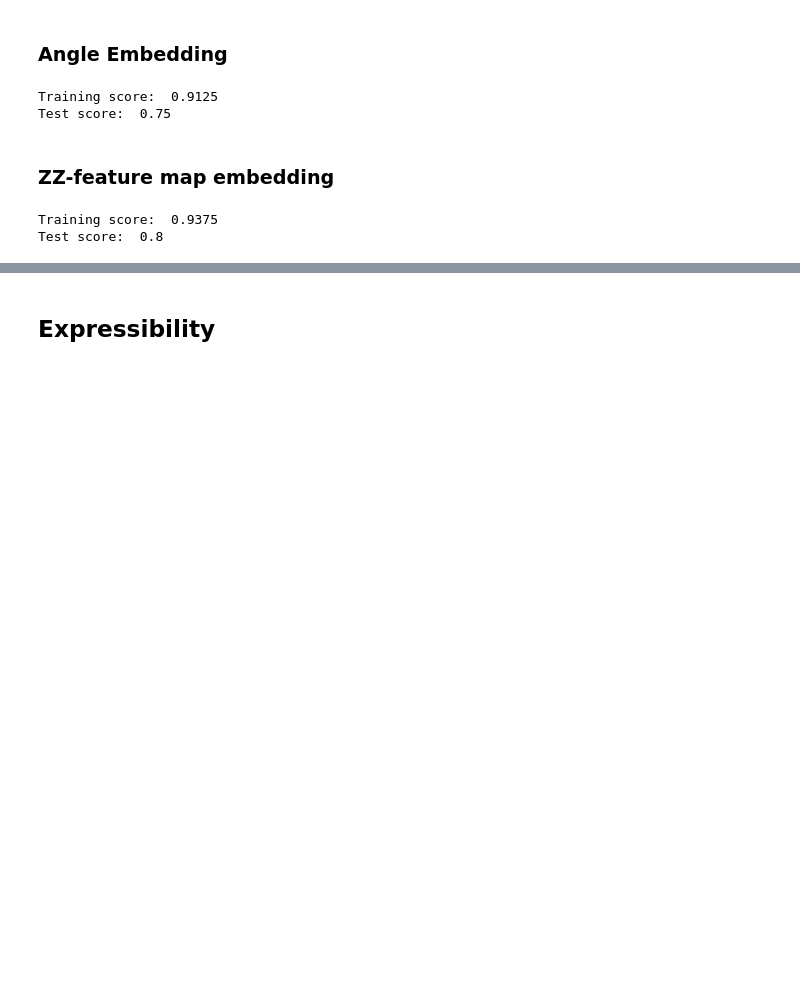
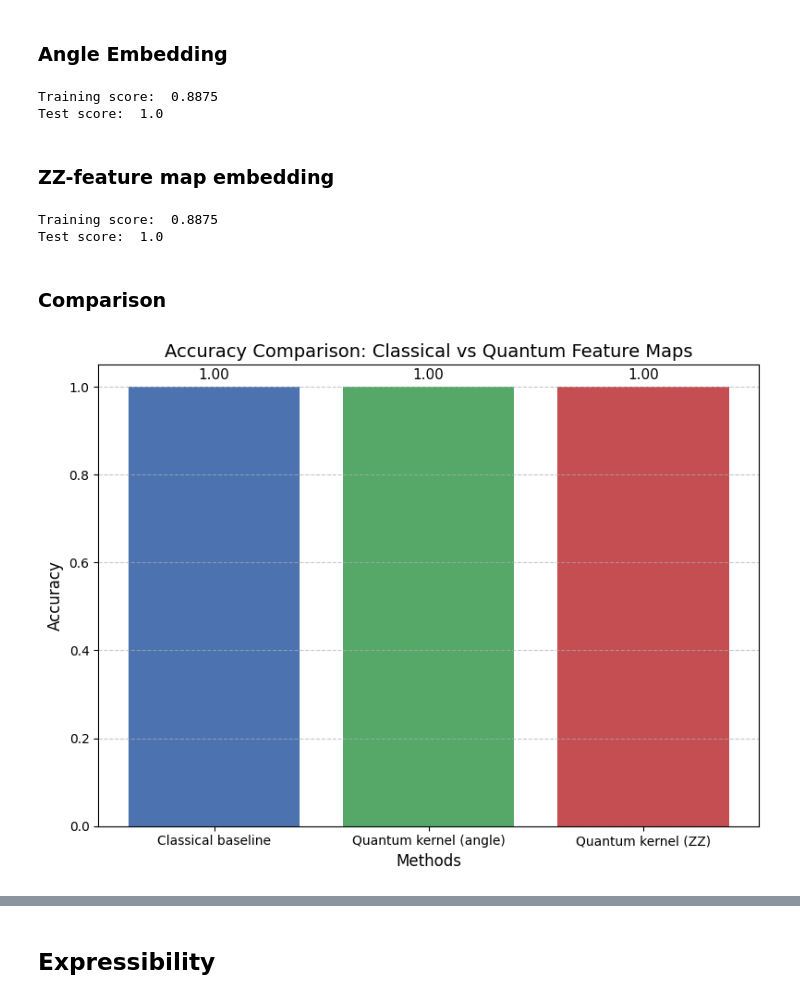
Before and after one commit to delilbasic/hdcrs-school-2026, a Jupyter notebook: Hands-on Session 3 - Quantum Kernels for Earth Observation.ipynb, the cells around one changed output, grey strips where cells are left out. Saved outputs shown, nothing was run; the diff lists cells and outputs as text; code cells hidden in the pictures; blank space fills up the shorter version.

Commit message:
Added accuracy plot

```diff
--- a/Hands-on Session 3 - Quantum Kernels for Earth Observation.ipynb
+++ b/Hands-on Session 3 - Quantum Kernels for Earth Observation.ipynb
@@ -216,4 +213,6 @@ plt.show()
 # %%
 x_train, x_test, y_train, y_test = prepare_PCA_dataset(x_full, n_components=2)
+classifiers = {}
+results = {}
 # %% [markdown]
 ### Classical baseline
@@ -229,33 +240,72 @@ Test score:  0.85
 ### Angle Embedding
 # %%
 # Device
-dev = qml.device("default.qubit", wires=x_train.shape[1])
+dev = qml.device("lightning.qubit", wires=x_train.shape[1])
 
 # Compute kernel matrix K(X, X)
 K_train_angle = quantum_kernel(x_train, x_train, dev, angle_embedding)
 K_test_angle = quantum_kernel(x_test, x_train, dev, angle_embedding)
 # %%
-clf = SVC(kernel='precomputed')
-clf.fit(K_train_angle, y_train)
-print("Training score: ", clf.score(K_train_angle, y_train))
-print("Test score: ", clf.score(K_test_angle, y_test))
+classifiers["Quantum kernel (angle)"] = SVC(kernel='precomputed')
+classifiers["Quantum kernel (angle)"].fit(K_train_angle, y_train)
+results["Quantum kernel (angle)"] = {
+    "train_accuracy": classifiers["Quantum kernel (angle)"].score(K_train_angle, y_train),
+    "test_accuracy": classifiers["Quantum kernel (angle)"].score(K_test_angle, y_test)
+}
+
+print("Training score: ", results["Quantum kernel (angle)"]["train_accuracy"])
+print("Test score: ", results["Quantum kernel (angle)"]["test_accuracy"])
 # %% [output]
-Training score:  0.9125
-Test score:  0.75
+Training score:  0.8875
+Test score:  1.0
 # %% [markdown]
 ### ZZ-feature map embedding
 # %%
 # Device
-dev = qml.device("default.qubit", wires=x_train.shape[1])
+dev = qml.device("lightning.qubit", wires=x_train.shape[1])
 
 # Compute kernel matrix K(X, X)
 K_train_ZZ = quantum_kernel(x_train, x_train, dev, ZZFeatureMap)
 K_test_ZZ = quantum_kernel(x_test, x_train, dev, ZZFeatureMap)
 # %%
-clf = SVC(kernel='precomputed')
-clf.fit(K_train_ZZ, y_train)
-print("Training score: ", clf.score(K_train_ZZ, y_train))
-print("Test score: ", clf.score(K_test_ZZ, y_test))
+classifiers["Quantum kernel (ZZ)"] = SVC(kernel='precomputed')
+classifiers["Quantum kernel (ZZ)"].fit(K_train_ZZ, y_train)
+
+results["Quantum kernel (ZZ)"] = {
+    "train_accuracy": classifiers["Quantum kernel (ZZ)"].score(K_train_ZZ, y_train),
+    "test_accuracy": classifiers["Quantum kernel (ZZ)"].score(K_test_ZZ, y_test)
+}
+print("Training score: ", results["Quantum kernel (ZZ)"]["train_accuracy"])
+print("Test score: ", results["Quantum kernel (ZZ)"]["test_accuracy"])
 # %% [output]
-Training score:  0.9375
-Test score:  0.8
+Training score:  0.8875
+Test score:  1.0
+# %% [markdown]
+### Comparison
+# %%
+methods = list(results.keys())
+accuracies_plot = [results[method]["test_accuracy"] for method in methods]
+
+fig, ax = plt.subplots(figsize=(8, 6))
+bars = ax.bar(methods, accuracies_plot, color=["#4C72B0", "#55A868", "#C44E52"])
+
+for bar, acc in zip(bars, accuracies_plot):
+    ax.text(
+        bar.get_x() + bar.get_width() / 2,
+        bar.get_height() + 0.01,
+        f"{acc:.2f}",
+        ha="center",
+        va="bottom",
+        fontsize=11,
+    )
+
+ax.set_ylabel("Accuracy", fontsize=12)
+ax.set_xlabel("Methods", fontsize=12)
+ax.set_title("Accuracy Comparison: Classical vs Quantum Feature Maps", fontsize=14)
+ax.set_ylim(0, 1.05)
+ax.grid(axis="y", linestyle="--", alpha=0.7)
+
+plt.tight_layout()
+plt.show()
+# %% [output]
+[figure, added]
```
Also changed, not shown: parts of 25 cells of this notebook, 2 other files.
